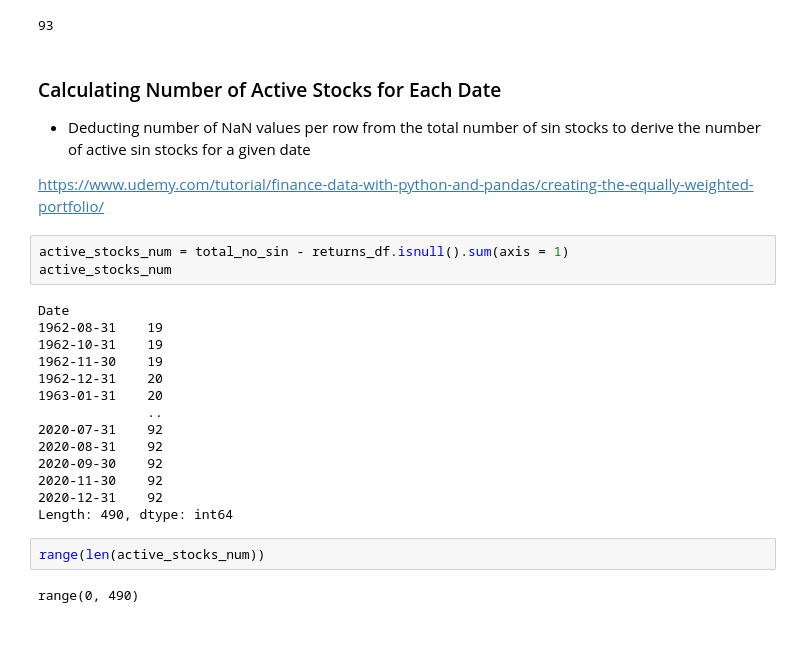
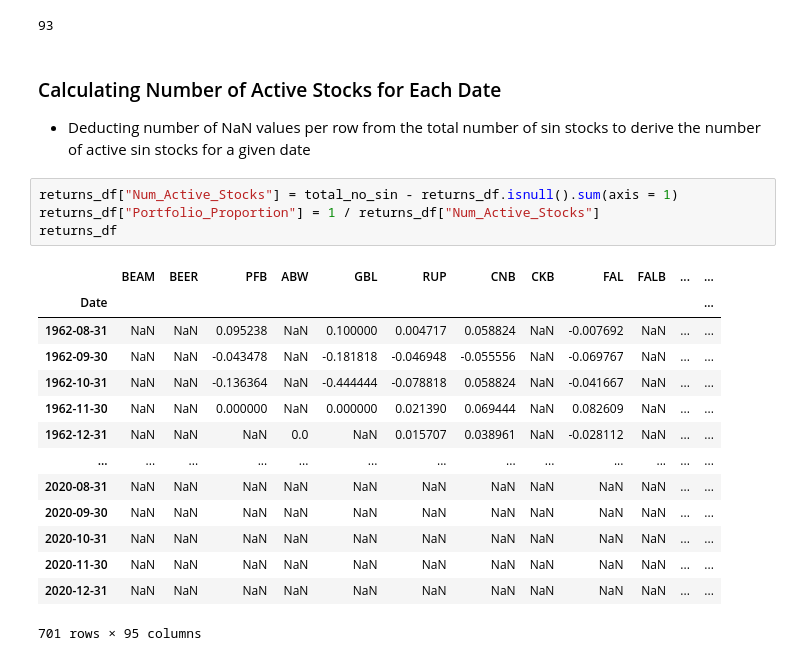
Before and after one commit to statistactics/sin-stocks, a Jupyter notebook: PORTFOLIO_CONSTRUCTION.ipynb, the cells around one changed output. Drawn from its saved outputs; the diff is of its cells as text; blank space fills up the shorter version.

```diff
--- a/PORTFOLIO_CONSTRUCTION.ipynb
+++ b/PORTFOLIO_CONSTRUCTION.ipynb
@@ -134,26 +135,22 @@ total_no_sin
 # %% [markdown]
 ### Calculating Number of Active Stocks for Each Date
 - Deducting number of NaN values per row from the total number of sin stocks to derive the number of active sin stocks for a given date
-
-https://www.udemy.com/tutorial/finance-data-with-python-and-pandas/creating-the-equally-weighted-portfolio/
 # %%
-active_stocks_num = total_no_sin - returns_df.isnull().sum(axis = 1)
-active_stocks_num
+returns_df["Num_Active_Stocks"] = total_no_sin - returns_df.isnull().sum(axis = 1)
+returns_df["Portfolio_Proportion"] = 1 / returns_df["Num_Active_Stocks"]
+returns_df
 # %% [output]
+|  | BEAM | BEER | PFB | ABW | GBL | RUP | CNB | CKB | FAL | FALB | ... | ... |
+| Date |  |  |  |  |  |  |  |  |  |  |  | ... |
+| 1962-08-31 | NaN | NaN | 0.095238 | NaN | 0.100000 | 0.004717 | 0.058824 | NaN | -0.007692 | NaN | ... | ... |
+| 1962-09-30 | NaN | NaN | -0.043478 | NaN | -0.181818 | -0.046948 | -0.055556 | NaN | -0.069767 | NaN | ... | ... |
+| 1962-10-31 | NaN | NaN | -0.136364 | NaN | -0.444444 | -0.078818 | 0.058824 | NaN | -0.041667 | NaN | ... | ... |
+| 1962-11-30 | NaN | NaN | 0.000000 | NaN | 0.000000 | 0.021390 | 0.069444 | NaN | 0.082609 | NaN | ... | ... |
+| 1962-12-31 | NaN | NaN | NaN | 0.0 | NaN | 0.015707 | 0.038961 | NaN | -0.028112 | NaN | ... | ... |
+| ... | ... | ... | ... | ... | ... | ... | ... | ... | ... | ... | ... | ... |
+| 2020-08-31 | NaN | NaN | NaN | NaN | NaN | NaN | NaN | NaN | NaN | NaN | ... | ... |
+| 2020-09-30 | NaN | NaN | NaN | NaN | NaN | NaN | NaN | NaN | NaN | NaN | ... | ... |
+| 2020-10-31 | NaN | NaN | NaN | NaN | NaN | NaN | NaN | NaN | NaN | NaN | ... | ... |
+| 2020-11-30 | NaN | NaN | NaN | NaN | NaN | NaN | NaN | NaN | NaN | NaN | ... | ... |
+| 2020-12-31 | NaN | NaN | NaN | NaN | NaN | NaN | NaN | NaN | NaN | NaN | ... | ... |
-Date
-1962-08-31    19
-1962-10-31    19
-1962-11-30    19
-1962-12-31    20
-1963-01-31    20
-              ..
-2020-07-31    92
-2020-08-31    92
-2020-09-30    92
-2020-11-30    92
-2020-12-31    92
-Length: 490, dtype: int64
+701 rows × 95 columns
-# %%
-range(len(active_stocks_num))
-# %% [output]
-range(0, 490)
```
Also changed, not shown: parts of 18 cells of this notebook, 1 other file.
